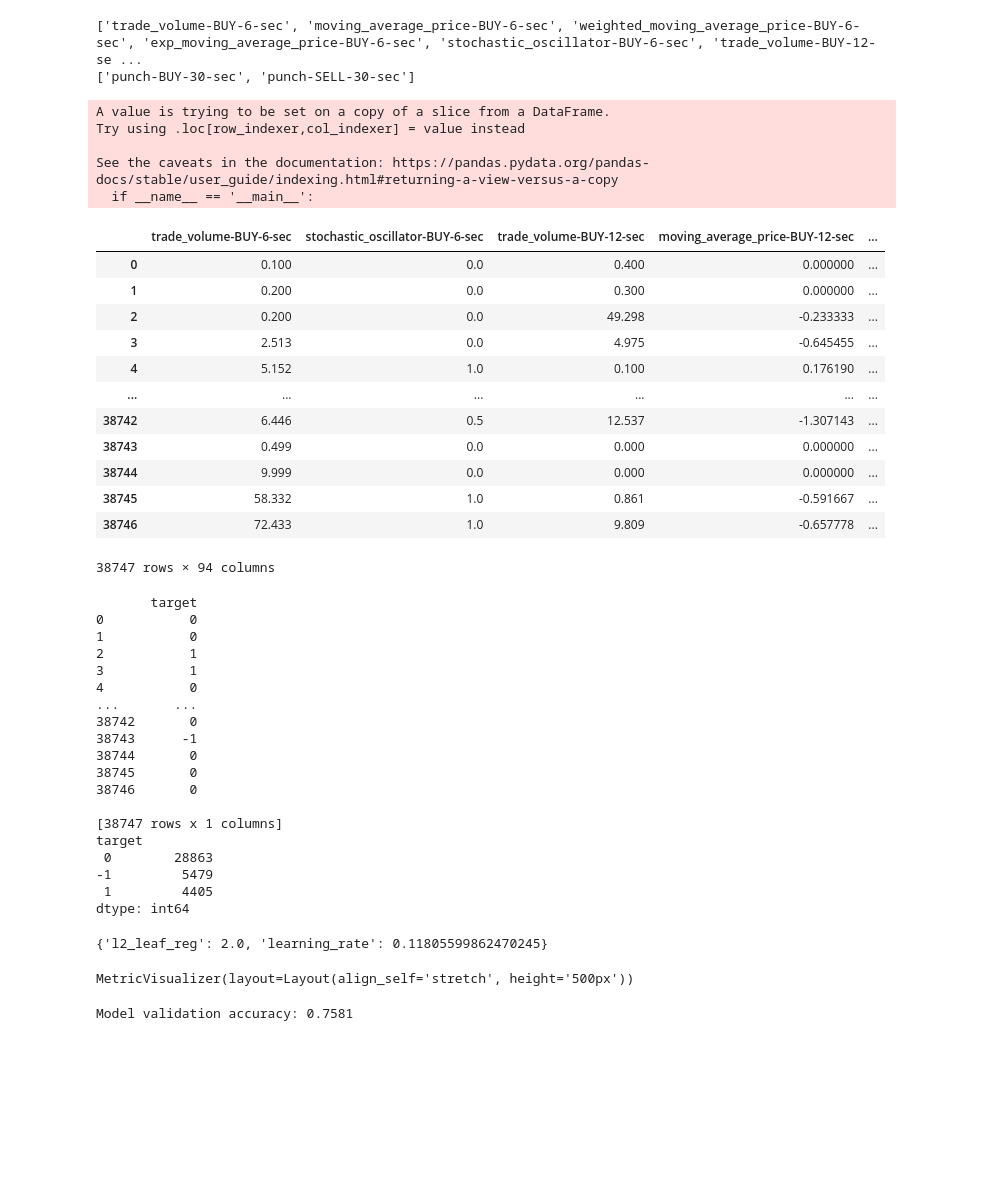
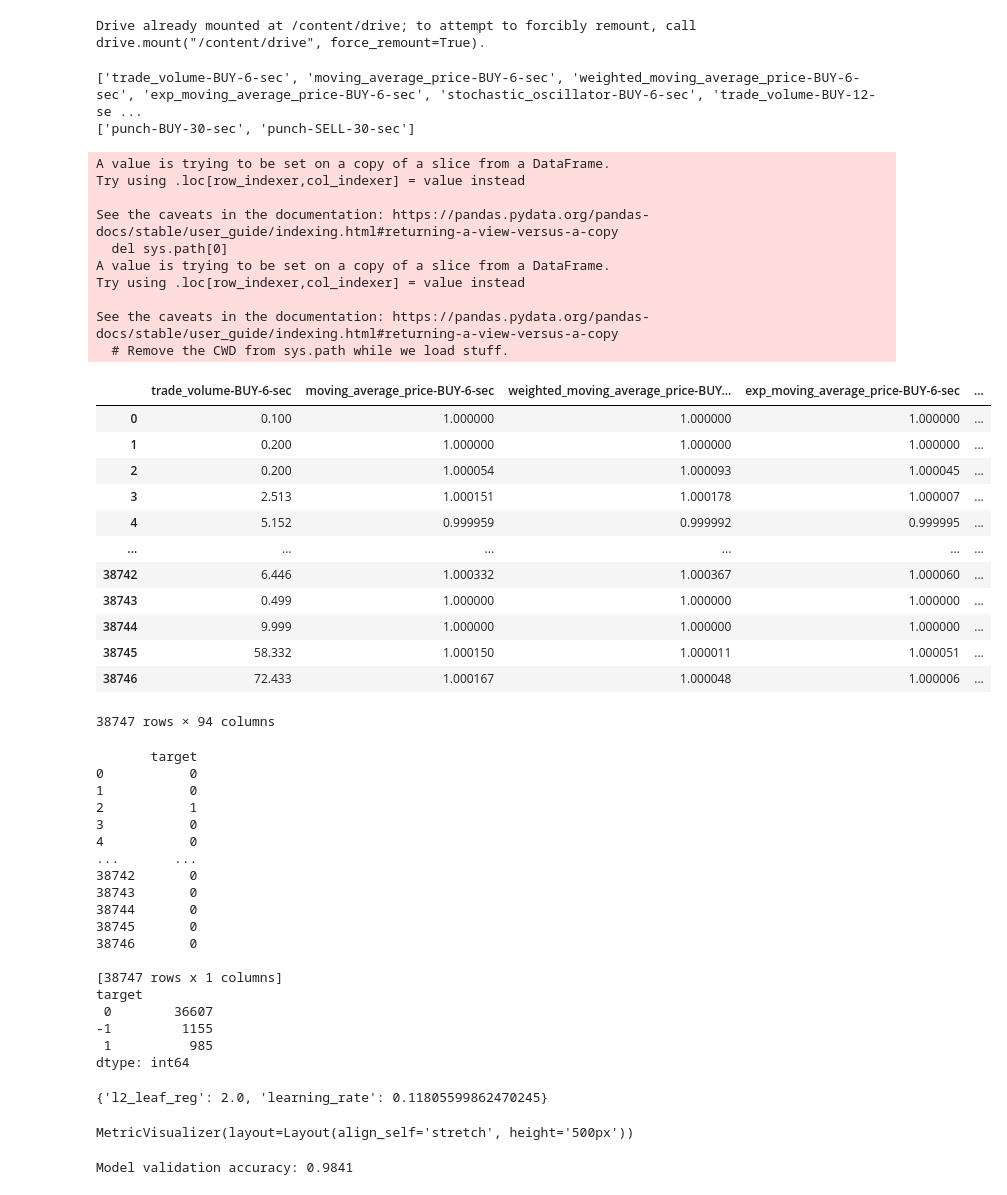
Before and after one commit to dexety/dex-trading-system, a Jupyter notebook: research/lp-0004-trades-volume/trades_size_catboost.ipynb, the cells around one changed output. Cells and saved outputs as stored; diff of their text form; code cells hidden in the pictures; blank space fills up the shorter version.

Commit message:
add ipynb from colab

```diff
--- a/research/lp-0004-trades-volume/trades_size_catboost.ipynb
+++ b/research/lp-0004-trades-volume/trades_size_catboost.ipynb
@@ -28,6 +28,11 @@ from sklearn.model_selection import train_test_split
 import hyperopt
 from numpy.random import RandomState
 from catboost.utils import select_threshold
+# %%
+from google.colab import drive
+drive.mount('/content/drive')
+# %% [output]
+Drive already mounted at /content/drive; to attempt to forcibly remount, call drive.mount("/content/drive", force_remount=True).
 # %%
 csv_path = "drive/MyDrive/trades-df-2021_11_1_0_0_0-2021_12_21_0_0_0.csv"
 df = pd.read_csv(csv_path)
@@ -41,42 +46,49 @@ print(y_columns)
 ['punch-BUY-30-sec', 'punch-SELL-30-sec']
 # %%
 X = df[x_columns]
-secs = list(reversed(sorted(list(set(map(lambda x : int(''.join(x)), [[s for s in column if s.isdigit()] for column in x_columns]))))))
-delta_sec = secs[0] - secs[1]
+secs = list(sorted(list(set(map(lambda x : int(''.join(x)), [[s for s in column if s.isdigit()] for column in x_columns])))))
+delta_sec = secs[1] - secs[0]
+max_sec = secs[-1]
+min_sec = secs[0]
 
 for column in x_columns:
   name, side, sec, _ = column.split('-')
-  if int(sec) == delta_sec:
-    continue
-  X[f'{name}-{side}-{sec}-sec'] -= X[f'{name}-{side}-{str(int(sec) - delta_sec)}-sec']
+  if not 'price' in name and int(sec) != min_sec:
+    X[f'{name}-{side}-{sec}-sec'] -= X[f'{name}-{side}-{str(int(sec) - delta_sec)}-sec']
+  elif 'price' in name:
+    if int(sec) != max_sec:
+      X[f'{name}-{side}-{sec}-sec'] /= X[f'{name}-{side}-{str(int(sec) + delta_sec)}-sec']
+    else:
+      X = X.drop(f'{name}-{side}-{sec}-sec', axis=1)
 
-for column in x_columns:
-  name, side, sec, _ = column.split('-')
-  if 'price' in name and int(sec) == delta_sec:
-    X = X.drop(f'{name}-{side}-{sec}-sec', axis=1)
 X
 # %% [output]
 A value is trying to be set on a copy of a slice from a DataFrame.
 Try using .loc[row_indexer,col_indexer] = value instead
 
 See the caveats in the documentation: https://pandas.pydata.org/pandas-docs/stable/user_guide/indexing.html#returning-a-view-versus-a-copy
-  if __name__ == '__main__':
+  del sys.path[0]
+A value is trying to be set on a copy of a slice from a DataFrame.
+Try using .loc[row_indexer,col_indexer] = value instead
+
+See the caveats in the documentation: https://pandas.pydata.org/pandas-docs/stable/user_guide/indexing.html#returning-a-view-versus-a-copy
+  # Remove the CWD from sys.path while we load stuff.
-|  | trade_volume-BUY-6-sec | stochastic_oscillator-BUY-6-sec | trade_volume-BUY-12-sec | moving_average_price-BUY-12-sec | ... |
-| 0 | 0.100 | 0.0 | 0.400 | 0.000000 | ... |
-| 1 | 0.200 | 0.0 | 0.300 | 0.000000 | ... |
-| 2 | 0.200 | 0.0 | 49.298 | -0.233333 | ... |
-| 3 | 2.513 | 0.0 | 4.975 | -0.645455 | ... |
-| 4 | 5.152 | 1.0 | 0.100 | 0.176190 | ... |
+|  | trade_volume-BUY-6-sec | moving_average_price-BUY-6-sec | weighted_moving_average_price-BUY... | exp_moving_average_price-BUY-6-sec | ... |
+| 0 | 0.100 | 1.000000 | 1.000000 | 1.000000 | ... |
+| 1 | 0.200 | 1.000000 | 1.000000 | 1.000000 | ... |
+| 2 | 0.200 | 1.000054 | 1.000093 | 1.000045 | ... |
+| 3 | 2.513 | 1.000151 | 1.000178 | 1.000007 | ... |
+| 4 | 5.152 | 0.999959 | 0.999992 | 0.999995 | ... |
 | ... | ... | ... | ... | ... | ... |
-| 38742 | 6.446 | 0.5 | 12.537 | -1.307143 | ... |
-| 38743 | 0.499 | 0.0 | 0.000 | 0.000000 | ... |
-| 38744 | 9.999 | 0.0 | 0.000 | 0.000000 | ... |
-| 38745 | 58.332 | 1.0 | 0.861 | -0.591667 | ... |
-| 38746 | 72.433 | 1.0 | 9.809 | -0.657778 | ... |
+| 38742 | 6.446 | 1.000332 | 1.000367 | 1.000060 | ... |
+| 38743 | 0.499 | 1.000000 | 1.000000 | 1.000000 | ... |
+| 38744 | 9.999 | 1.000000 | 1.000000 | 1.000000 | ... |
+| 38745 | 58.332 | 1.000150 | 1.000011 | 1.000051 | ... |
+| 38746 | 72.433 | 1.000167 | 1.000048 | 1.000006 | ... |
 38747 rows × 94 columns
 # %%
-commision = 0.0002
-punch = commision * 5
+commision = 0.0005
+punch = commision * 4
 
 y = pd.DataFrame(
     df[y_columns].apply(
@@ -92,20 +104,20 @@ print(y.value_counts())
 0           0
 1           0
 2           1
-3           1
+3           0
 4           0
 ...       ...
 38742       0
-38743      -1
+38743       0
 38744       0
 38745       0
 38746       0
 
 [38747 rows x 1 columns]
 target
- 0        28863
--1         5479
- 1         4405
+ 0        36607
+-1         1155
+ 1          985
 dtype: int64
 # %%
 X_train, X_test, y_train, y_test = train_test_split(X, y, train_size=0.8, shuffle = True, random_state=12)
@@ -158,8 +170,10 @@ print(best)
 # %%
 params = {
     'iterations': 300,
-    'l2_leaf_reg': best['l2_leaf_reg'],
-    'learning_rate': best['learning_rate'],
+    #'l2_leaf_reg': int(best['l2_leaf_reg']),
+    #'learning_rate': best['learning_rate'],
+    'l2_leaf_reg': 2,
+    'learning_rate': 0.1,
     'custom_loss': [metrics.Accuracy()],
     'eval_metric': metrics.Accuracy(),
     'random_seed': 42,
@@ -174,7 +188,7 @@ model.fit(
     train_pool,
     eval_set=validate_pool,
     plot=True,
-    verbose=10,
+    verbose=False,
 )
 
 print('Model validation accuracy: {:.4}'.format(
@@ -182,7 +196,7 @@ print('Model validation accuracy: {:.4}'.format(
 ))
 # %% [output]
 MetricVisualizer(layout=Layout(align_self='stretch', height='500px'))
-Model validation accuracy: 0.7581
+Model validation accuracy: 0.9841
 # %%
 predictions = model.predict(X_test)
 predictions = predictions.reshape(predictions.shape[0], 1)
```
Also changed, not shown: parts of 11 cells of this notebook.
